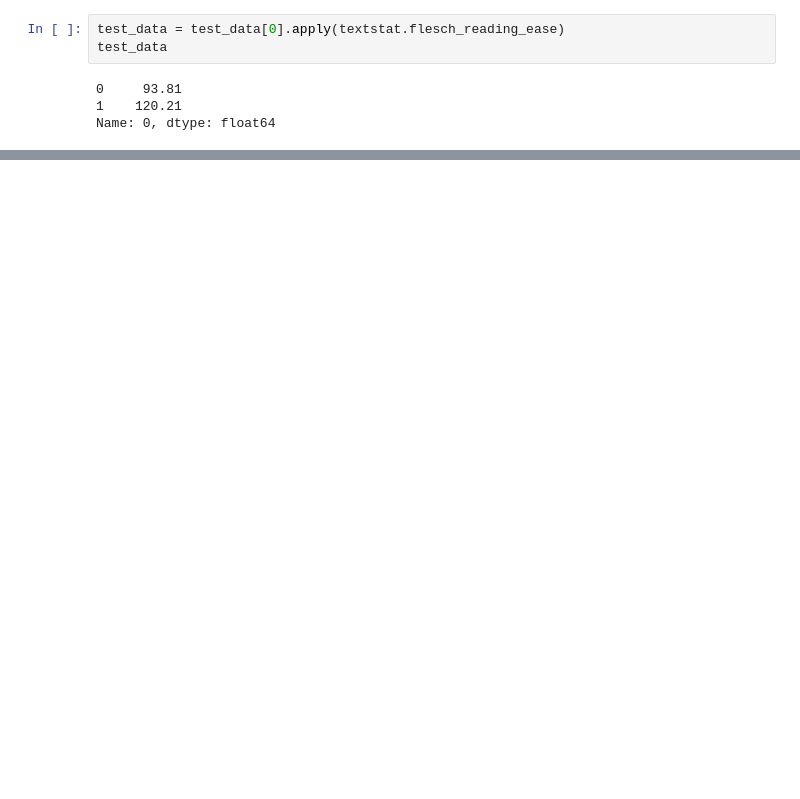
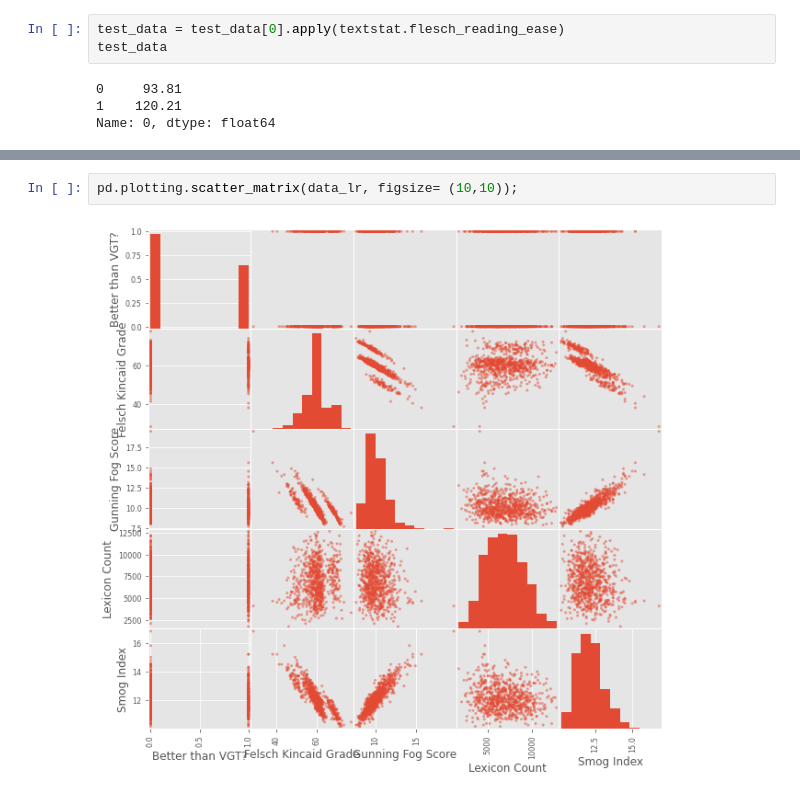
Before and after one commit to daniellkennett/Earnings_Call_NLP_Analysis, a Jupyter notebook: src/EDA.ipynb, the cells around one changed output, grey strips where cells are left out. Drawn from its saved outputs; the diff is of its cells as text; blank space fills up the shorter version.

```diff
--- a/src/EDA.ipynb
+++ b/src/EDA.ipynb
@@ -124,3 +132,7 @@ data_lr
+# %%
+pd.plotting.scatter_matrix(data_lr, figsize= (10,10));
+# %% [output]
+[figure, added]
 # %%
 y = data_lr.pop('Better than VGT?')
 X = data_lr
```
Also changed, not shown: parts of 68 cells of this notebook, 6 other files.
